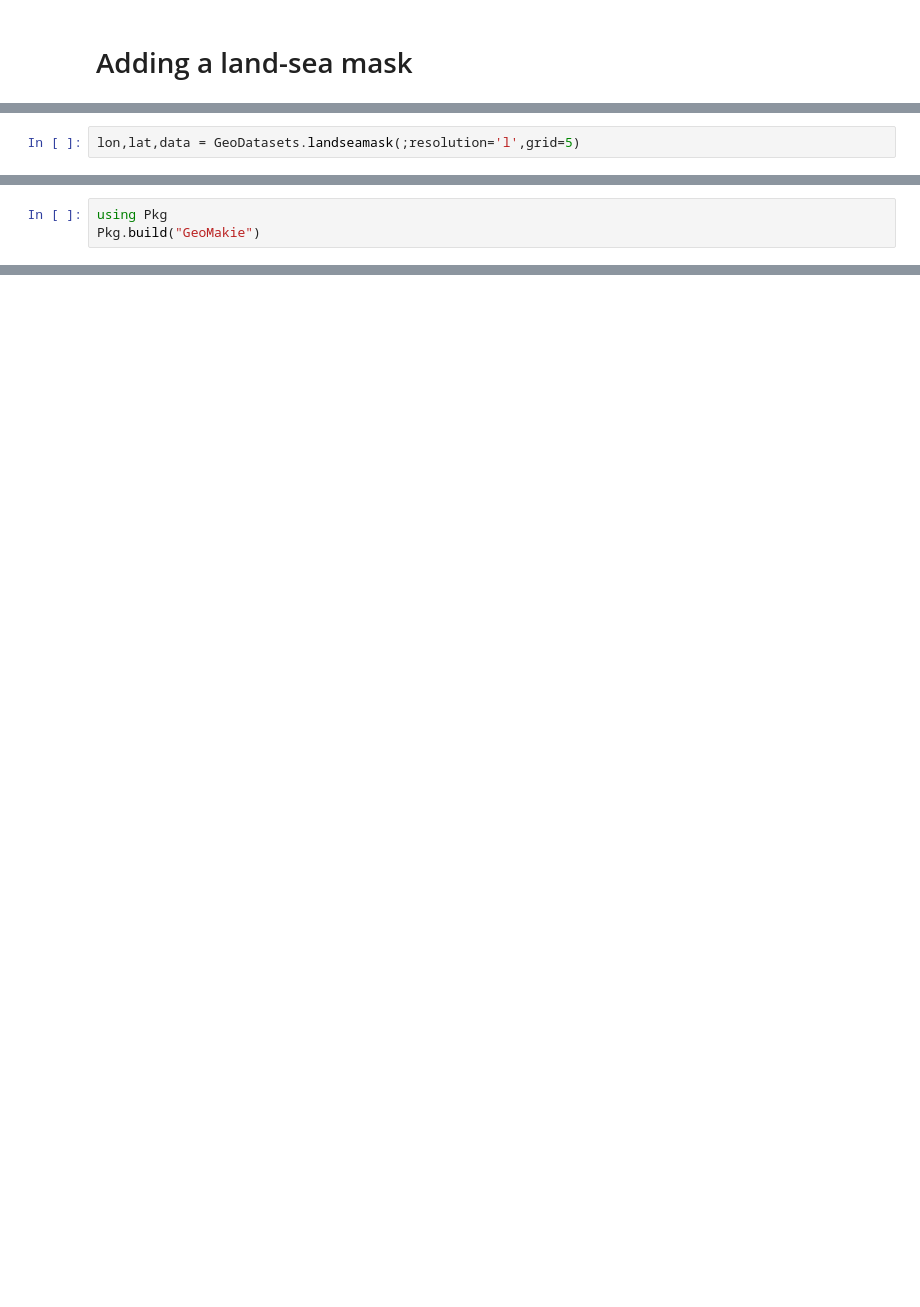
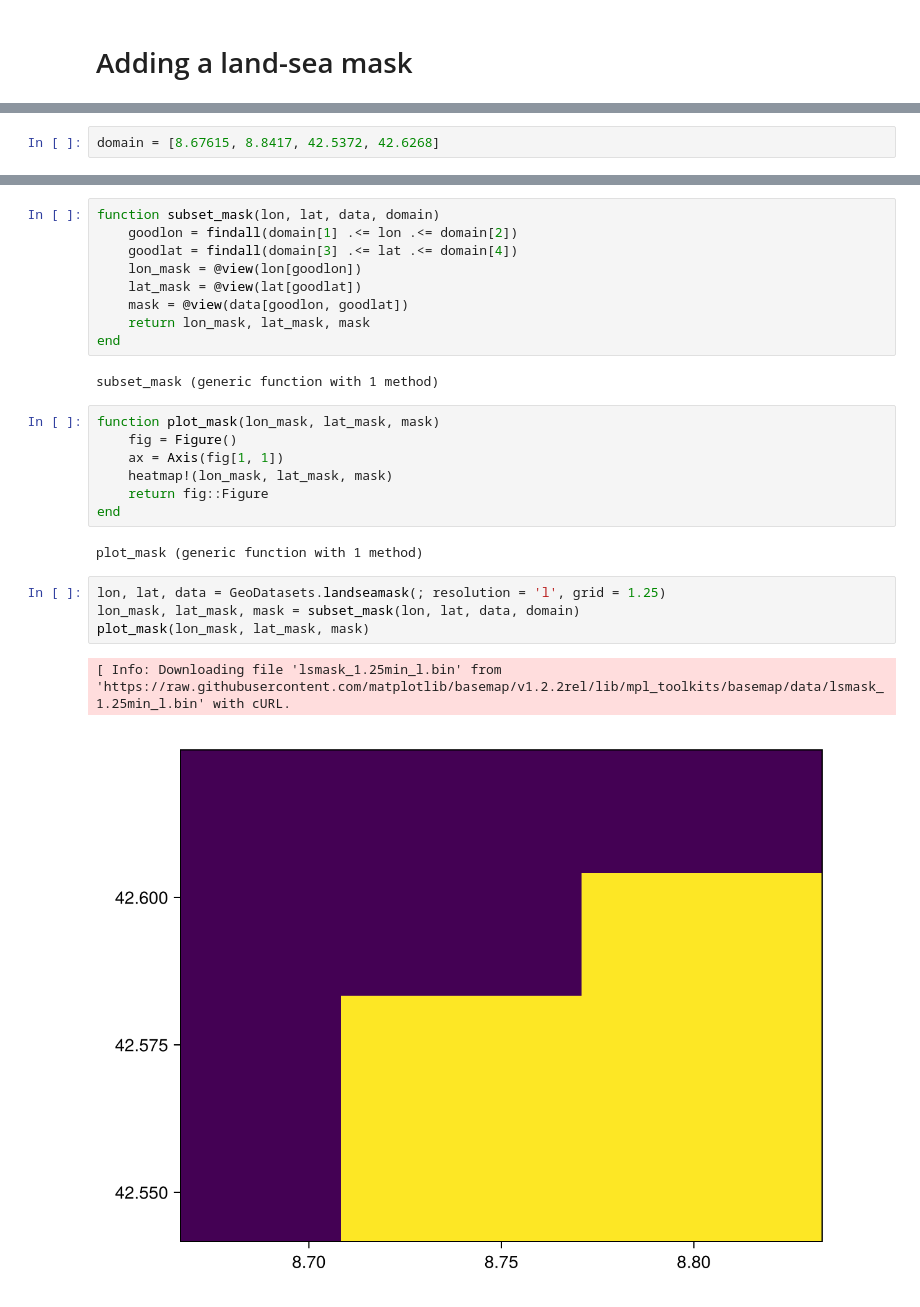
Before and after one commit to ctroupin/maps-with-makie, a Jupyter notebook: src/makie_landsea_mask.ipynb, the cells around one changed output, grey strips where cells are left out. Saved outputs shown, nothing was run; the diff lists cells and outputs as text; blank space fills up the shorter version.

Commit message:
landsea

```diff
--- a/src/makie_landsea_mask.ipynb
+++ b/src/makie_landsea_mask.ipynb
@@ -36,3 +36,2 @@ Failed to precompile GeoMakie [db073c08-6b98-4ee5-b6a4-5efafb3259c6] to "/home/c
 # %%
-lon,lat,data = GeoDatasets.landseamask(;resolution='l',grid=5)
 # %% [output]
@@ -41,4 +39,3 @@ Suggestion: check for spelling errors or missing imports.
 # %%
-using Pkg
-Pkg.build("GeoMakie")
+domain = [8.67615, 8.8417, 42.5372, 42.6268]
 # %% [output]
@@ -45,0 +47,27 @@ LoadError: Failed to find path for package Zstd_jll
+# %%
+function subset_mask(lon, lat, data, domain)
+    goodlon = findall(domain[1] .<= lon .<= domain[2])
+    goodlat = findall(domain[3] .<= lat .<= domain[4])
+    lon_mask = @view(lon[goodlon])
+    lat_mask = @view(lat[goodlat])
+    mask = @view(data[goodlon, goodlat])
+    return lon_mask, lat_mask, mask
+end
+# %% [output]
+subset_mask (generic function with 1 method)
+# %%
+function plot_mask(lon_mask, lat_mask, mask)
+    fig = Figure()
+    ax = Axis(fig[1, 1])
+    heatmap!(lon_mask, lat_mask, mask)
+    return fig::Figure
+end
+# %% [output]
+plot_mask (generic function with 1 method)
+# %%
+lon, lat, data = GeoDatasets.landseamask(; resolution = 'l', grid = 1.25)
+lon_mask, lat_mask, mask = subset_mask(lon, lat, data, domain)
+plot_mask(lon_mask, lat_mask, mask)
+# %% [output]
+[ Info: Downloading file 'lsmask_1.25min_l.bin' from 'https://raw.githubusercontent.com/matplotlib/basemap/v1.2.2rel/lib/mpl_toolkits/basemap/data/lsmask_1.25min_l.bin' with cURL.
+[figure, added]
```
Also changed, not shown: parts of 12 cells of this notebook, 1 other file.
